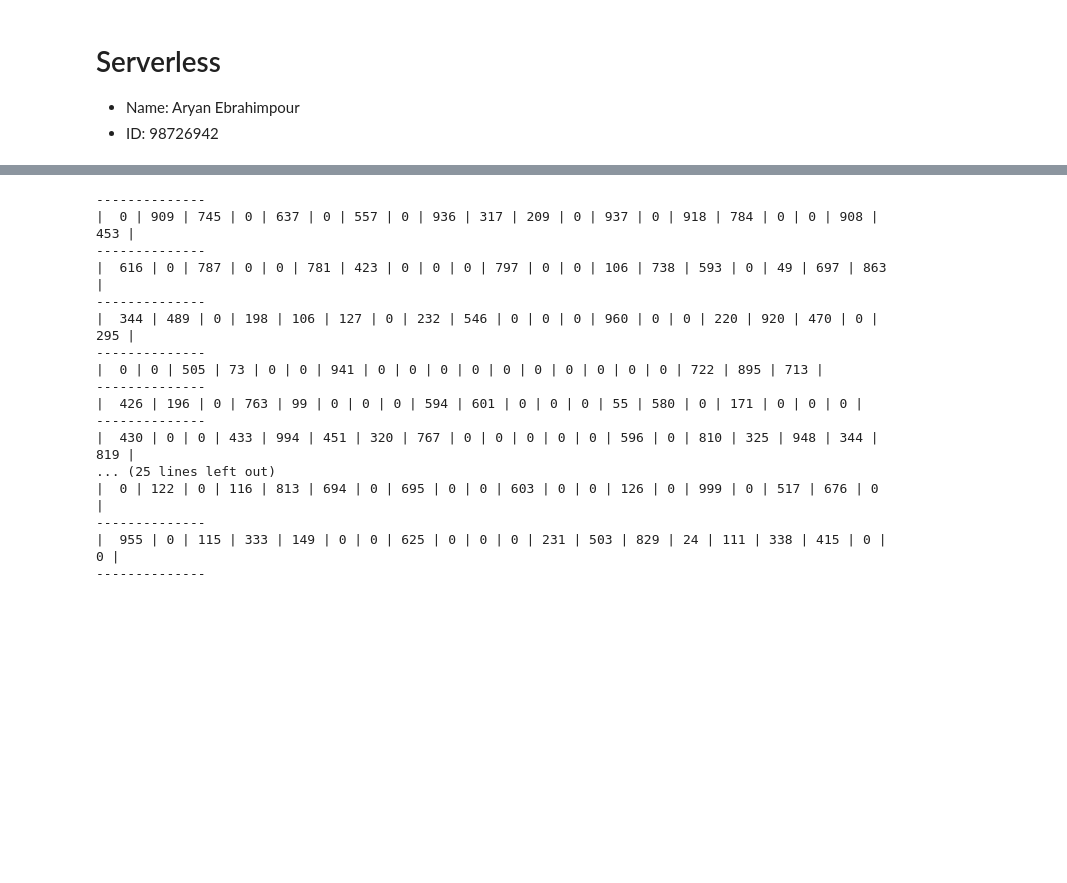
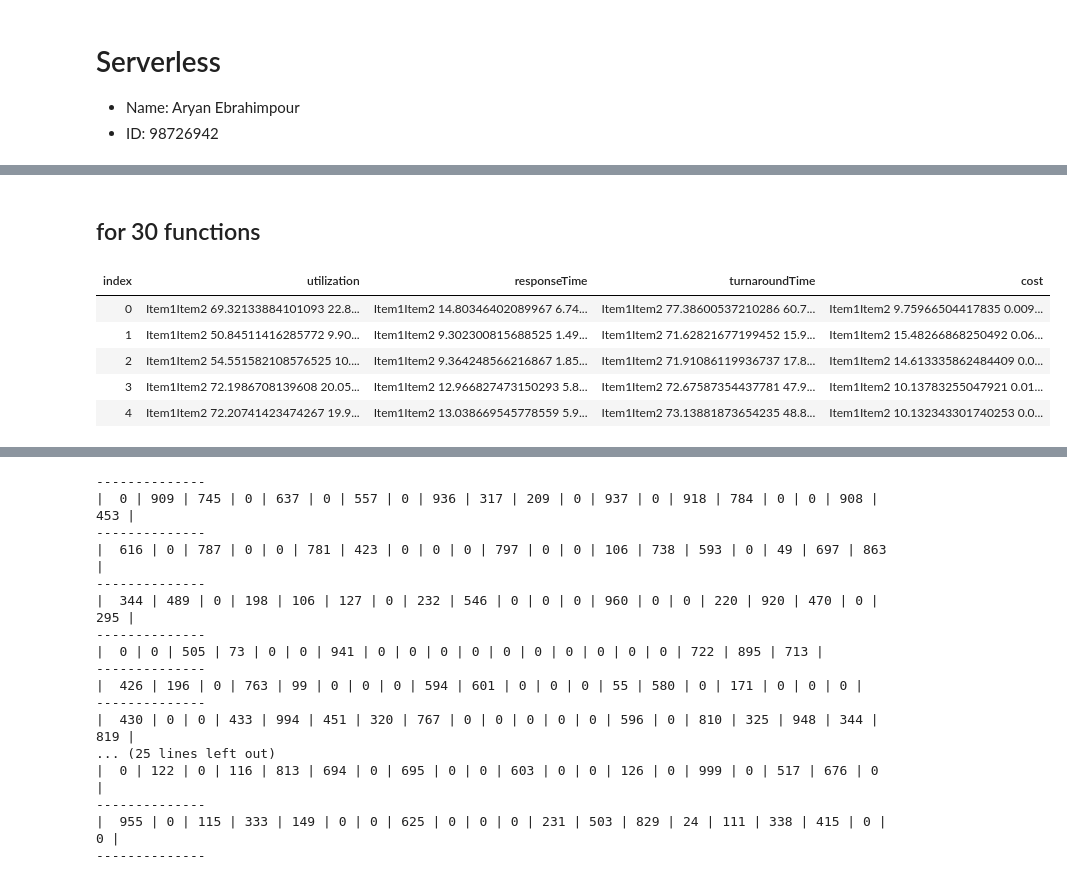
Before and after one commit to avestura/serverless-paper-impl, a Jupyter notebook: src/Main.ipynb, the cells around one changed output, grey strips where cells are left out. Saved outputs shown, nothing was run; the diff lists cells and outputs as text; code cells hidden in the pictures; blank space fills up the shorter version.

```diff
--- a/src/Main.ipynb
+++ b/src/Main.ipynb
@@ -55,0 +130,2 @@ let q1, q2, q3, q4, q5 = qosOf noMer, qosOf staticSc, qosOf randSc, qosOf dynNeu
+# %% [markdown]
+## for 30 functions
@@ -55,0 +144,9 @@ let q1, q2, q3, q4, q5 = qosOf noMer, qosOf staticSc, qosOf randSc, qosOf dynNeu
+# %%
+[Sim2.q1; Sim2.q2; Sim2.q3; Sim2.q4; Sim2.q5]
+# %% [output]
+| index | utilization | responseTime | turnaroundTime | cost |
+| 0 | Item1Item2 69.32133884101093 22.8... | Item1Item2 14.80346402089967 6.74... | Item1Item2 77.38600537210286 60.7... | Item1Item2 9.75966504417835 0.009... |
+| 1 | Item1Item2 50.84511416285772 9.90... | Item1Item2 9.302300815688525 1.49... | Item1Item2 71.62821677199452 15.9... | Item1Item2 15.48266868250492 0.06... |
+| 2 | Item1Item2 54.551582108576525 10.... | Item1Item2 9.364248566216867 1.85... | Item1Item2 71.91086119936737 17.8... | Item1Item2 14.613335862484409 0.0... |
+| 3 | Item1Item2 72.1986708139608 20.05... | Item1Item2 12.966827473150293 5.8... | Item1Item2 72.67587354437781 47.9... | Item1Item2 10.13783255047921 0.01... |
+| 4 | Item1Item2 72.20741423474267 19.9... | Item1Item2 13.038669545778559 5.9... | Item1Item2 73.13881873654235 48.8... | Item1Item2 10.132343301740253 0.0... |
```
Also changed, not shown: parts of 16 cells of this notebook, 4 other files.
